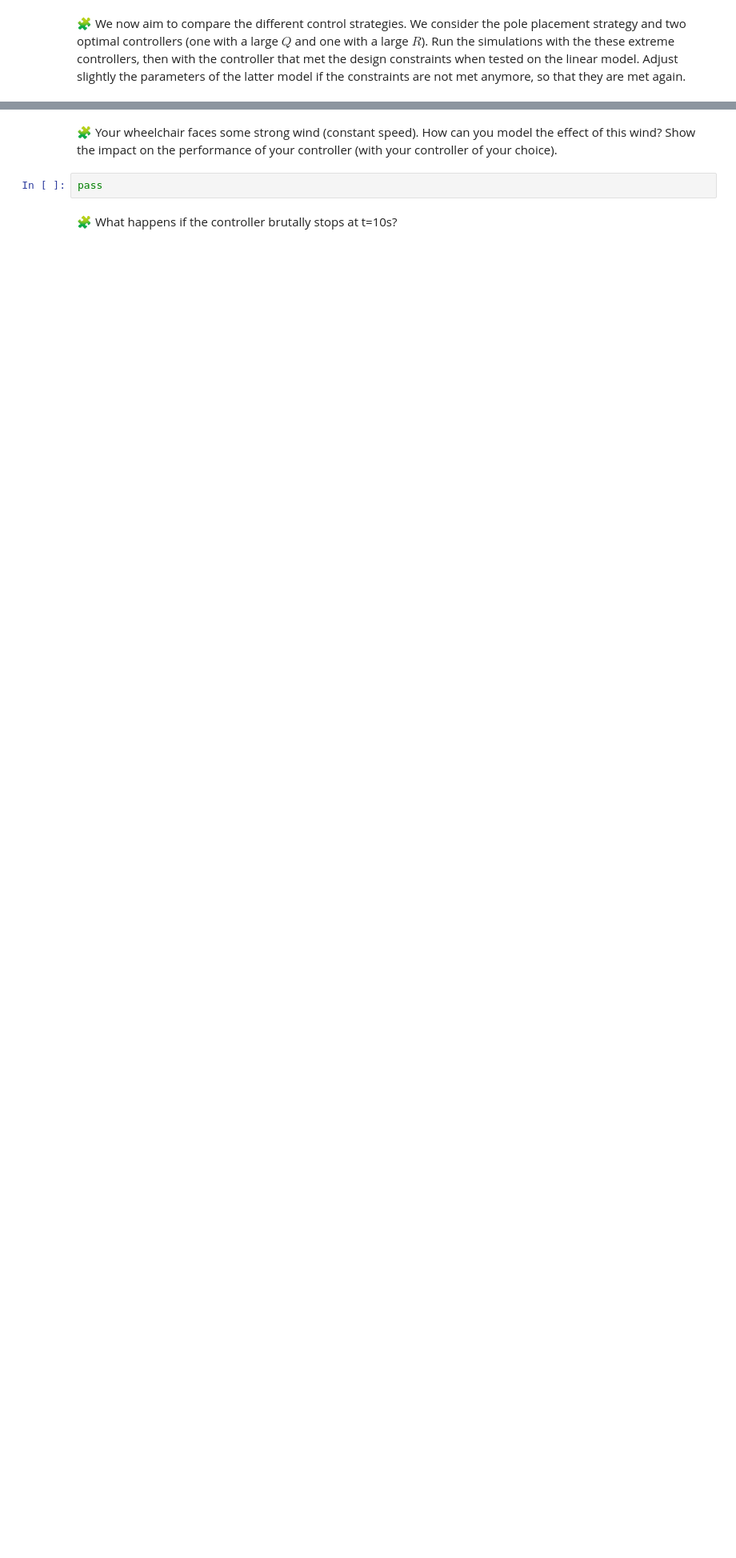
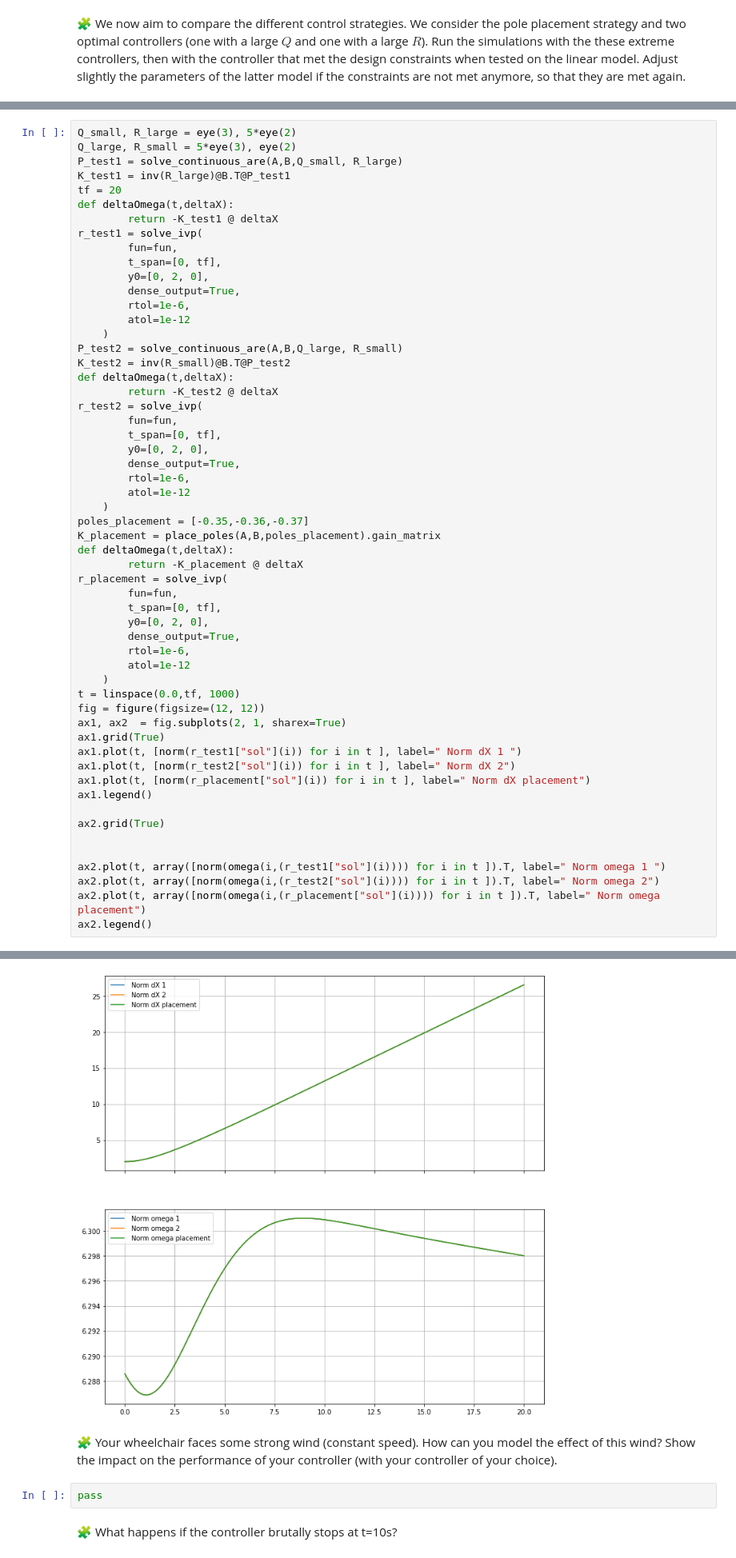
Before and after one commit to hassanAZAKAF/control-engineering-with-python-project-2022-2023, a Jupyter notebook: Project-3.ipynb, the cells around one changed output, grey strips where cells are left out. Shown at 80% size. Drawn from its saved outputs; the diff is of its cells as text; blank space fills up the shorter version.

```diff
--- a/Project-3.ipynb
+++ b/Project-3.ipynb
@@ -921,0 +920,57 @@ pass
+# %%
+Q_small, R_large = eye(3), 5*eye(2)
+Q_large, R_small = 5*eye(3), eye(2)
+P_test1 = solve_continuous_are(A,B,Q_small, R_large)
+K_test1 = inv(R_large)@B.T@P_test1
+tf = 20
+def deltaOmega(t,deltaX):
+        return -K_test1 @ deltaX
+r_test1 = solve_ivp(
+        fun=fun,
+        t_span=[0, tf],
+        y0=[0, 2, 0],
+        dense_output=True,
+        rtol=1e-6,
+        atol=1e-12
+    )
+P_test2 = solve_continuous_are(A,B,Q_large, R_small)
+K_test2 = inv(R_small)@B.T@P_test2
+def deltaOmega(t,deltaX):
+        return -K_test2 @ deltaX
+r_test2 = solve_ivp(
+        fun=fun,
+        t_span=[0, tf],
+        y0=[0, 2, 0],
+        dense_output=True,
+        rtol=1e-6,
+        atol=1e-12
+    )
+poles_placement = [-0.35,-0.36,-0.37]
+K_placement = place_poles(A,B,poles_placement).gain_matrix
+def deltaOmega(t,deltaX):
+        return -K_placement @ deltaX
+r_placement = solve_ivp(
+        fun=fun,
+        t_span=[0, tf],
+        y0=[0, 2, 0],
+        dense_output=True,
+        rtol=1e-6,
+        atol=1e-12
+    )
+t = linspace(0.0,tf, 1000)
+fig = figure(figsize=(12, 12))
+ax1, ax2  = fig.subplots(2, 1, sharex=True)
+ax1.grid(True)
+ax1.plot(t, [norm(r_test1["sol"](i)) for i in t ], label=" Norm dX 1 ")
+ax1.plot(t, [norm(r_test2["sol"](i)) for i in t ], label=" Norm dX 2")
+ax1.plot(t, [norm(r_placement["sol"](i)) for i in t ], label=" Norm dX placement")
+ax1.legend()
+
+ax2.grid(True)
+
+
+ax2.plot(t, array([norm(omega(i,(r_test1["sol"](i)))) for i in t ]).T, label=" Norm omega 1 ")
+ax2.plot(t, array([norm(omega(i,(r_test2["sol"](i)))) for i in t ]).T, label=" Norm omega 2")
+ax2.plot(t, array([norm(omega(i,(r_placement["sol"](i)))) for i in t ]).T, label=" Norm omega placement")
+ax2.legend()
+# %% [output]
@@ -922,3 +978,4 @@ pass
+[figure, added]
 # %% [markdown]
 🧩 Your wheelchair faces some strong wind (constant speed). How can you model the effect of this wind? Show the impact on the performance of your controller (with your controller of your choice).
 # %%
```
Also changed, not shown: parts of 3 cells of this notebook.
